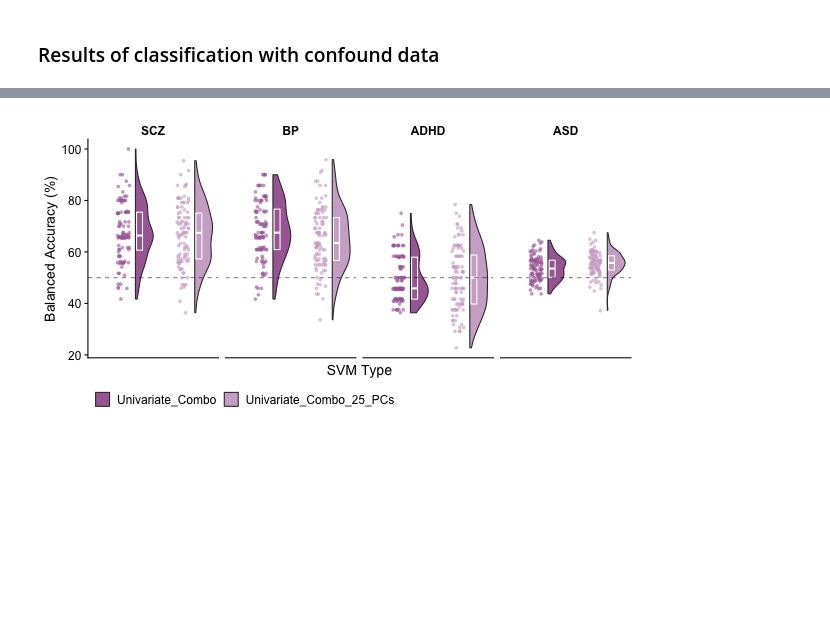
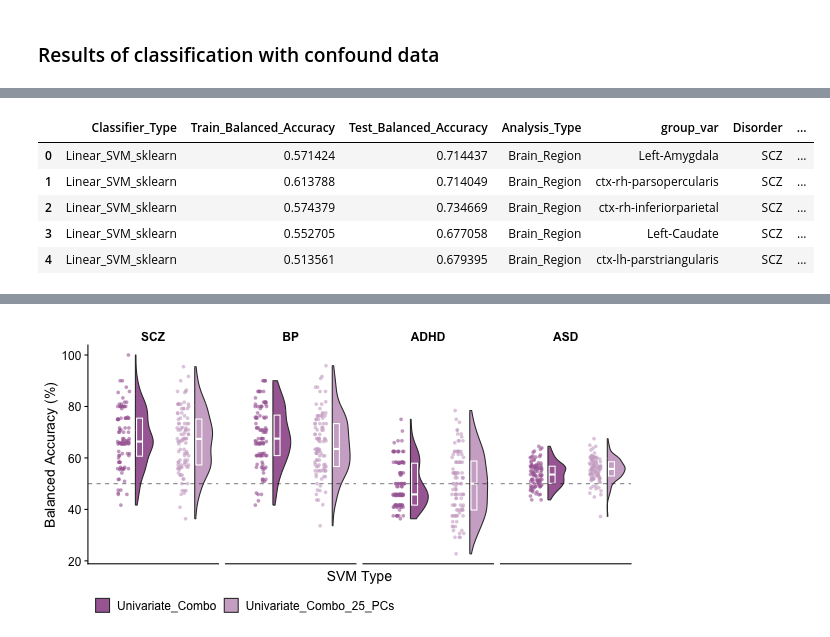
Before and after one commit to DynamicsAndNeuralSystems/fMRI_FeaturesDisorders, a Jupyter notebook: generate_all_figures.ipynb, the cells around one changed output, grey strips where cells are left out. Cells and saved outputs as stored; diff of their text form; code cells hidden in the pictures; blank space fills up the shorter version.

```diff
--- a/generate_all_figures.ipynb
+++ b/generate_all_figures.ipynb
@@ -1799,0 +1957,11 @@ univariate_combo_first25_PCs %>%
+# %%
+training_balacc_results = pd.read_feather("data/classification_results/robustness_analysis/all_training_balacc_results.feather")
+# %%
+training_balacc_results.head()
+# %% [output]
+|  | Classifier_Type | Train_Balanced_Accuracy | Test_Balanced_Accuracy | Analysis_Type | group_var | Disorder | ... |
+| 0 | Linear_SVM_sklearn | 0.571424 | 0.714437 | Brain_Region | Left-Amygdala | SCZ | ... |
+| 1 | Linear_SVM_sklearn | 0.613788 | 0.714049 | Brain_Region | ctx-rh-parsopercularis | SCZ | ... |
+| 2 | Linear_SVM_sklearn | 0.574379 | 0.734669 | Brain_Region | ctx-rh-inferiorparietal | SCZ | ... |
+| 3 | Linear_SVM_sklearn | 0.552705 | 0.677058 | Brain_Region | Left-Caudate | SCZ | ... |
+| 4 | Linear_SVM_sklearn | 0.513561 | 0.679395 | Brain_Region | ctx-lh-parstriangularis | SCZ | ... |
```
Also changed, not shown: parts of 77 cells of this notebook, 47 other files.
